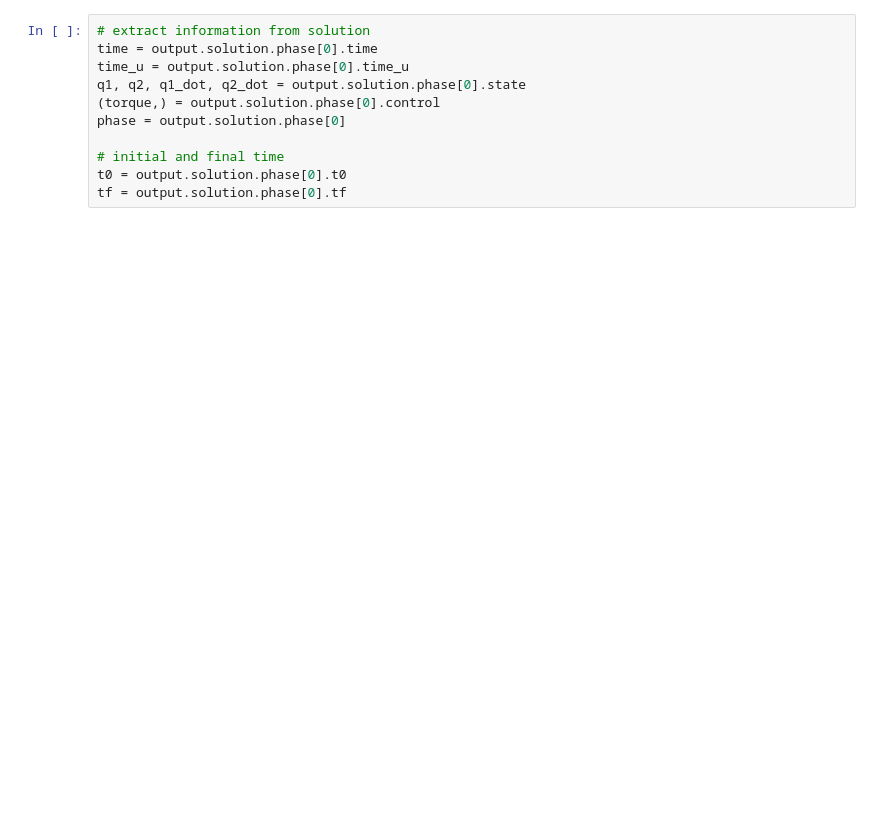
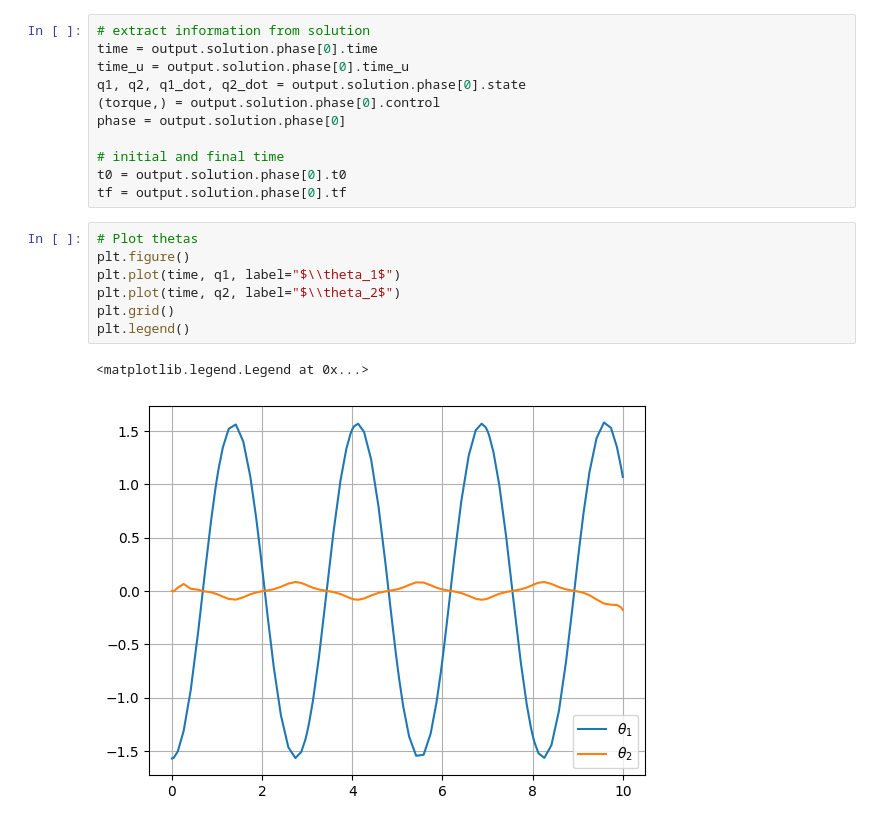
Before and after one commit to aneesas/1632-project, a Jupyter notebook: acrobot_yapss.ipynb, the cells around one changed output. Cells and saved outputs as stored; diff of their text form; blank space fills up the shorter version.

```diff
--- a/acrobot_yapss.ipynb
+++ b/acrobot_yapss.ipynb
@@ -161,4 +151,14 @@ phase = output.solution.phase[0]
 # initial and final time
 t0 = output.solution.phase[0].t0
 tf = output.solution.phase[0].tf
+# %%
+# Plot thetas
+plt.figure()
+plt.plot(time, q1, label="$\\theta_1$")
+plt.plot(time, q2, label="$\\theta_2$")
+plt.grid()
+plt.legend()
+# %% [output]
+<matplotlib.legend.Legend at 0x...>
+[figure, added]
 # %%
```
Also changed, not shown: parts of 11 cells of this notebook, 3 other files.
